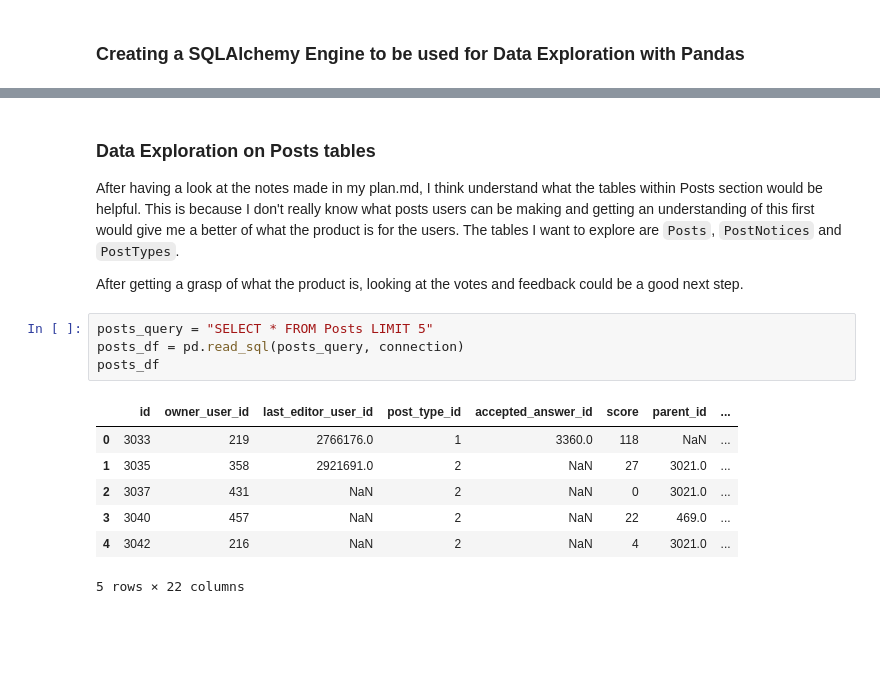
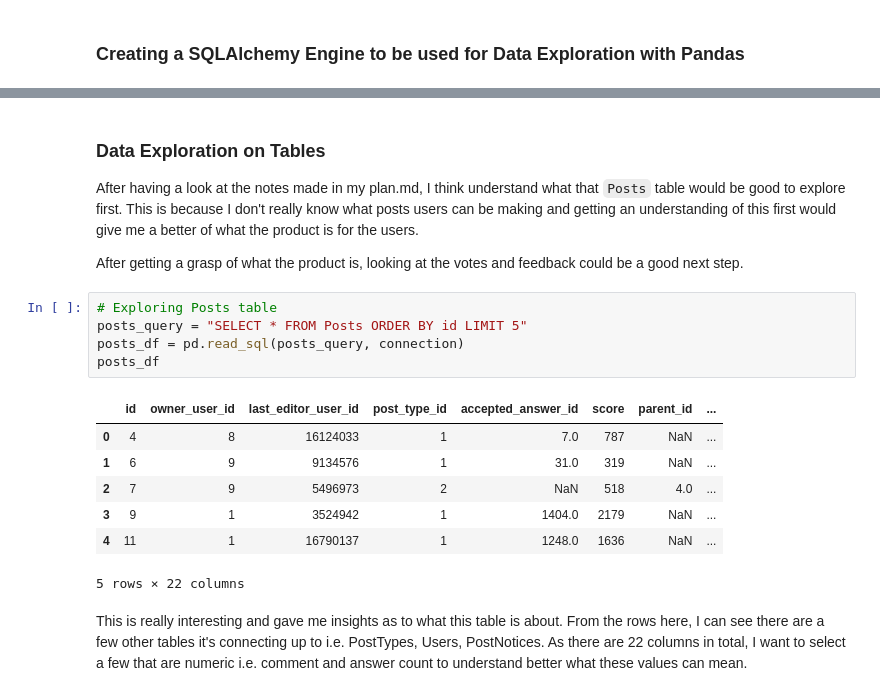
Before and after one commit to denisecodes/stack_overflow_dashboard, a Jupyter notebook: stack_overflow_dashboard.ipynb, the cells around one changed output, grey strips where cells are left out. Saved outputs shown, nothing was run; the diff lists cells and outputs as text; blank space fills up the shorter version.

```diff
--- a/stack_overflow_dashboard.ipynb
+++ b/stack_overflow_dashboard.ipynb
@@ -62,17 +77,20 @@ test_df
 # %% [markdown]
-### Data Exploration on Posts tables
-After having a look at the notes made in my plan.md, I think understand what the tables within Posts section would be helpful. This is because I don't really know what posts users can be making and getting an understanding of this first would give me a better of what the product is for the users. The tables I want to explore are `Posts`, `PostNotices` and `PostTypes`.
+### Data Exploration on Tables
+After having a look at the notes made in my plan.md, I think understand what that `Posts` table would be good to explore first. This is because I don't really know what posts users can be making and getting an understanding of this first would give me a better of what the product is for the users.
 
 After getting a grasp of what the product is, looking at the votes and feedback could be a good next step.
 # %%
-posts_query = "SELECT * FROM Posts LIMIT 5"
+# Exploring Posts table
+posts_query = "SELECT * FROM Posts ORDER BY id LIMIT 5"
 posts_df = pd.read_sql(posts_query, connection)
 posts_df
 # %% [output]
 |  | id | owner_user_id | last_editor_user_id | post_type_id | accepted_answer_id | score | parent_id | ... |
-| 0 | 3033 | 219 | 2766176.0 | 1 | 3360.0 | 118 | NaN | ... |
-| 1 | 3035 | 358 | 2921691.0 | 2 | NaN | 27 | 3021.0 | ... |
-| 2 | 3037 | 431 | NaN | 2 | NaN | 0 | 3021.0 | ... |
-| 3 | 3040 | 457 | NaN | 2 | NaN | 22 | 469.0 | ... |
-| 4 | 3042 | 216 | NaN | 2 | NaN | 4 | 3021.0 | ... |
+| 0 | 4 | 8 | 16124033 | 1 | 7.0 | 787 | NaN | ... |
+| 1 | 6 | 9 | 9134576 | 1 | 31.0 | 319 | NaN | ... |
+| 2 | 7 | 9 | 5496973 | 2 | NaN | 518 | 4.0 | ... |
+| 3 | 9 | 1 | 3524942 | 1 | 1404.0 | 2179 | NaN | ... |
+| 4 | 11 | 1 | 16790137 | 1 | 1248.0 | 1636 | NaN | ... |
 5 rows × 22 columns
+# %% [markdown]
+This is really interesting and gave me insights as to what this table is about. From the rows here, I can see there are a few other tables it's connecting up to i.e. PostTypes, Users, PostNotices. As there are 22 columns in total, I want to select a few that are numeric i.e. comment and answer count to understand better what these values can mean.
```
Also changed, not shown: parts of 34 cells of this notebook.
